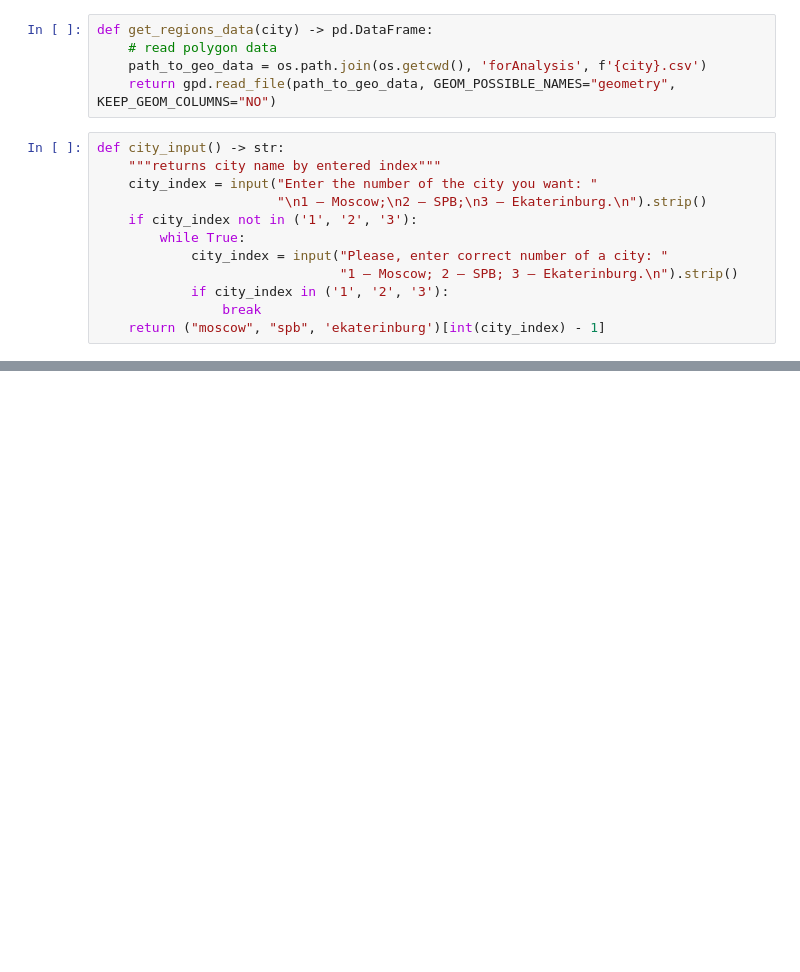
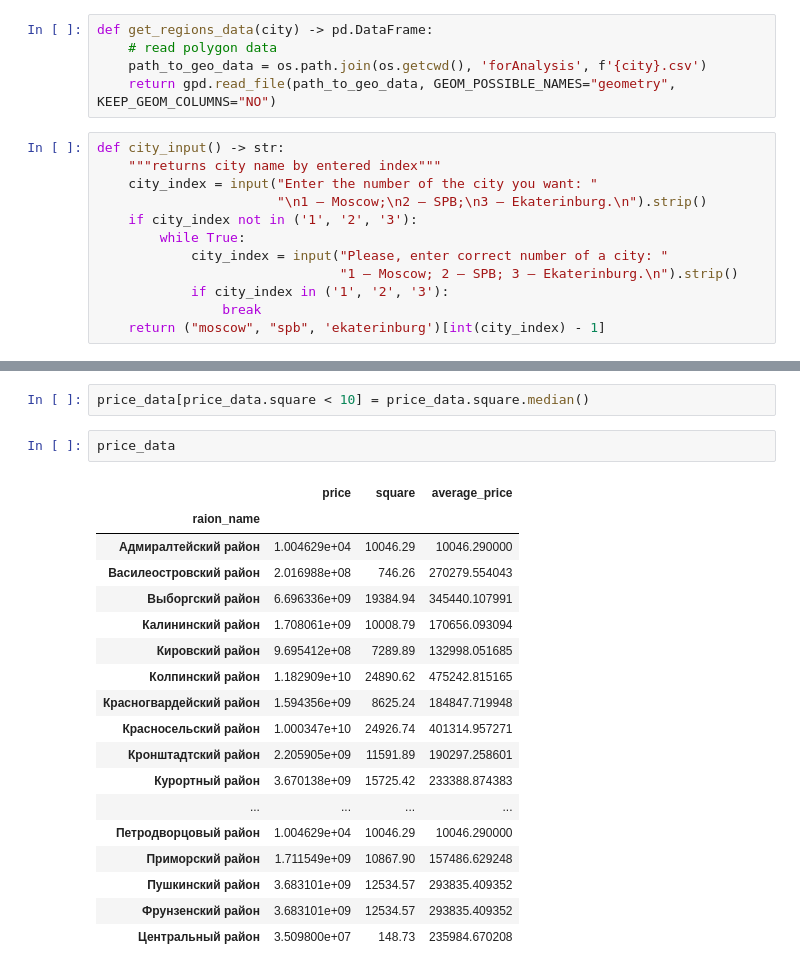
Before and after one commit to KIFBELL/apartments-price-map, a Jupyter notebook: heat_map.ipynb, the cells around one changed output, grey strips where cells are left out. Cells and saved outputs as stored; diff of their text form; blank space fills up the shorter version.

```diff
--- a/heat_map.ipynb
+++ b/heat_map.ipynb
@@ -125,0 +157,23 @@ Enter the number of the city you want:
+# %%
+price_data[price_data.square < 10] = price_data.square.median()
+# %%
+price_data
+# %% [output]
+|  | price | square | average_price |
+| raion_name |  |  |  |
+| Адмиралтейский район | 1.004629e+04 | 10046.29 | 10046.290000 |
+| Василеостровский район | 2.016988e+08 | 746.26 | 270279.554043 |
+| Выборгский район | 6.696336e+09 | 19384.94 | 345440.107991 |
+| Калининский район | 1.708061e+09 | 10008.79 | 170656.093094 |
+| Кировский район | 9.695412e+08 | 7289.89 | 132998.051685 |
+| Колпинский район | 1.182909e+10 | 24890.62 | 475242.815165 |
+| Красногвардейский район | 1.594356e+09 | 8625.24 | 184847.719948 |
+| Красносельский район | 1.000347e+10 | 24926.74 | 401314.957271 |
+| Кронштадтский район | 2.205905e+09 | 11591.89 | 190297.258601 |
+| Курортный район | 3.670138e+09 | 15725.42 | 233388.874383 |
+| ... | ... | ... | ... |
+| Петродворцовый район | 1.004629e+04 | 10046.29 | 10046.290000 |
+| Приморский район | 1.711549e+09 | 10867.90 | 157486.629248 |
+| Пушкинский район | 3.683101e+09 | 12534.57 | 293835.409352 |
+| Фрунзенский район | 3.683101e+09 | 12534.57 | 293835.409352 |
+| Центральный район | 3.509800e+07 | 148.73 | 235984.670208 |
```
Also changed, not shown: parts of 4 cells of this notebook.
